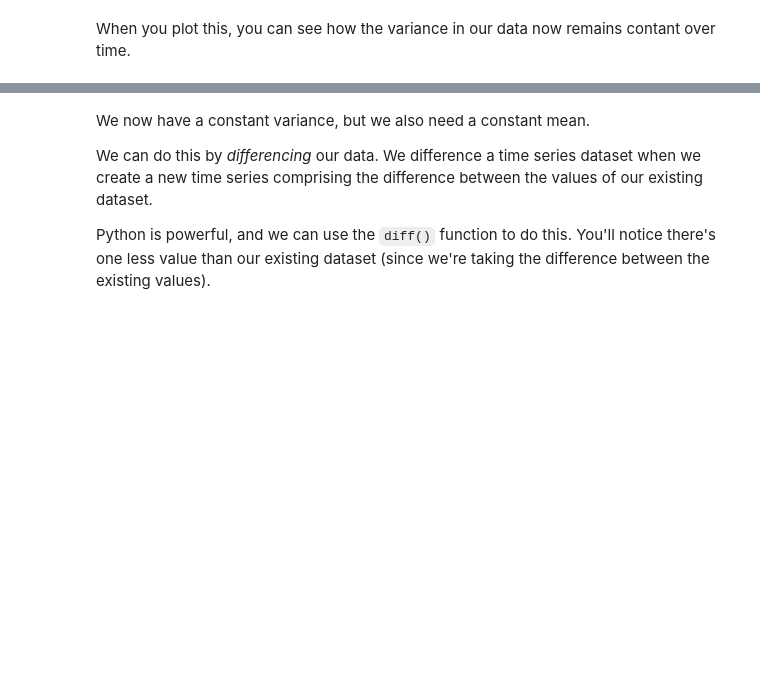
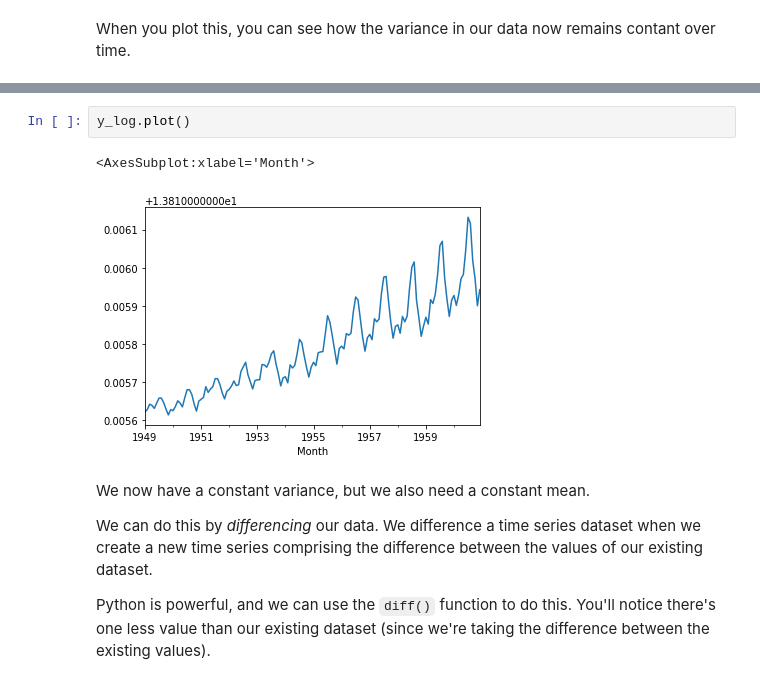
Before and after one commit to ellerybledsoe/Springboard, a Jupyter notebook: Cowboys&CigrettesCaseStudy/Cowboy Cigarettes Case Study - Tier 3.ipynb, the cells around one changed output, grey strips where cells are left out. Drawn from its saved outputs; the diff is of its cells as text; blank space fills up the shorter version.

```diff
--- a/Cowboys&CigrettesCaseStudy/Cowboy Cigarettes Case Study - Tier 3.ipynb
+++ b/Cowboys&CigrettesCaseStudy/Cowboy Cigarettes Case Study - Tier 3.ipynb
@@ -254,3 +288,8 @@ _ _ _
+# %%
+y_log.plot()
+# %% [output]
+<AxesSubplot:xlabel='Month'>
+[figure, added]
 # %% [markdown]
 We now have a constant variance, but we also need a constant mean.
 
```
Also changed, not shown: parts of 27 cells of this notebook.
